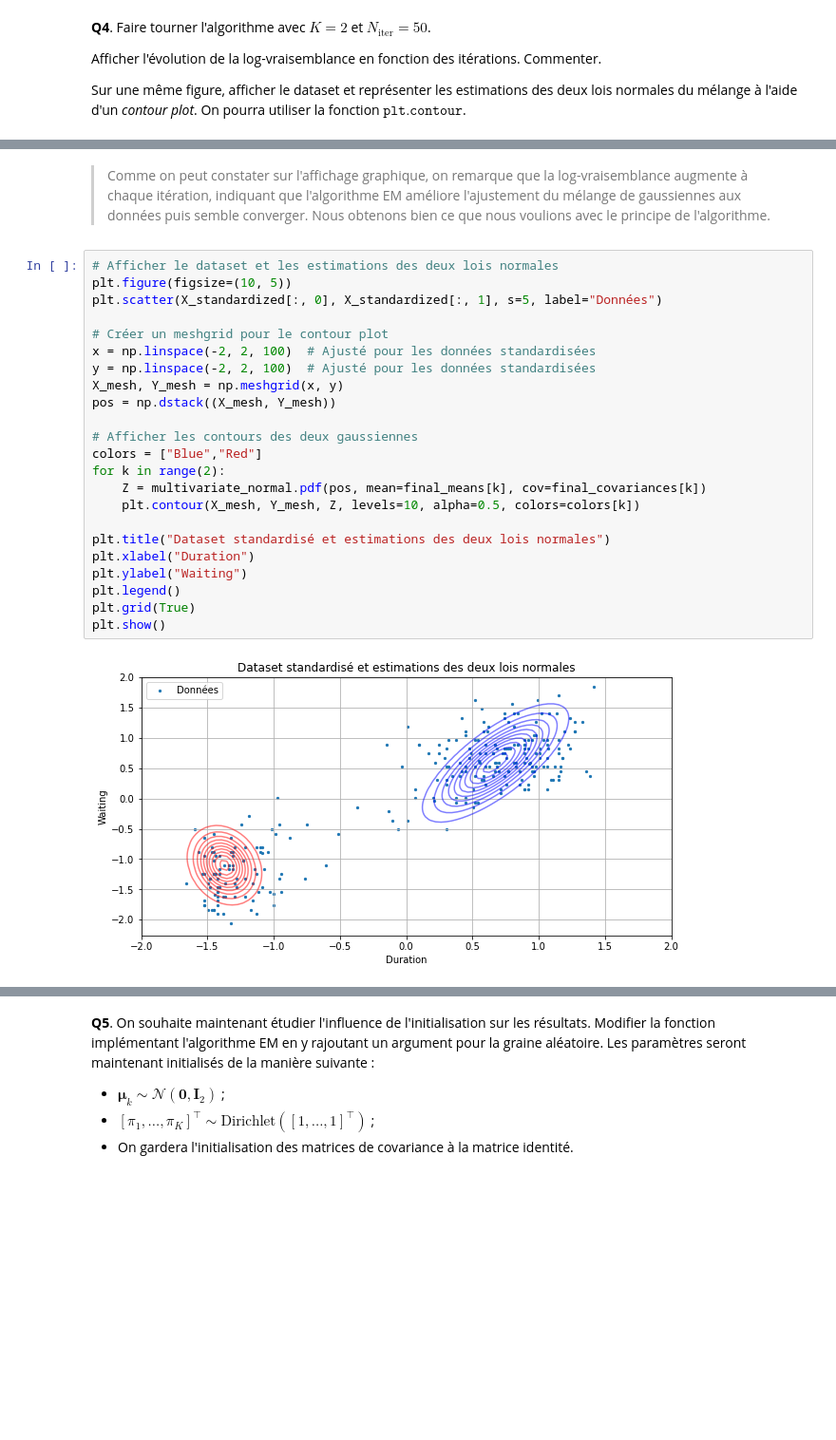
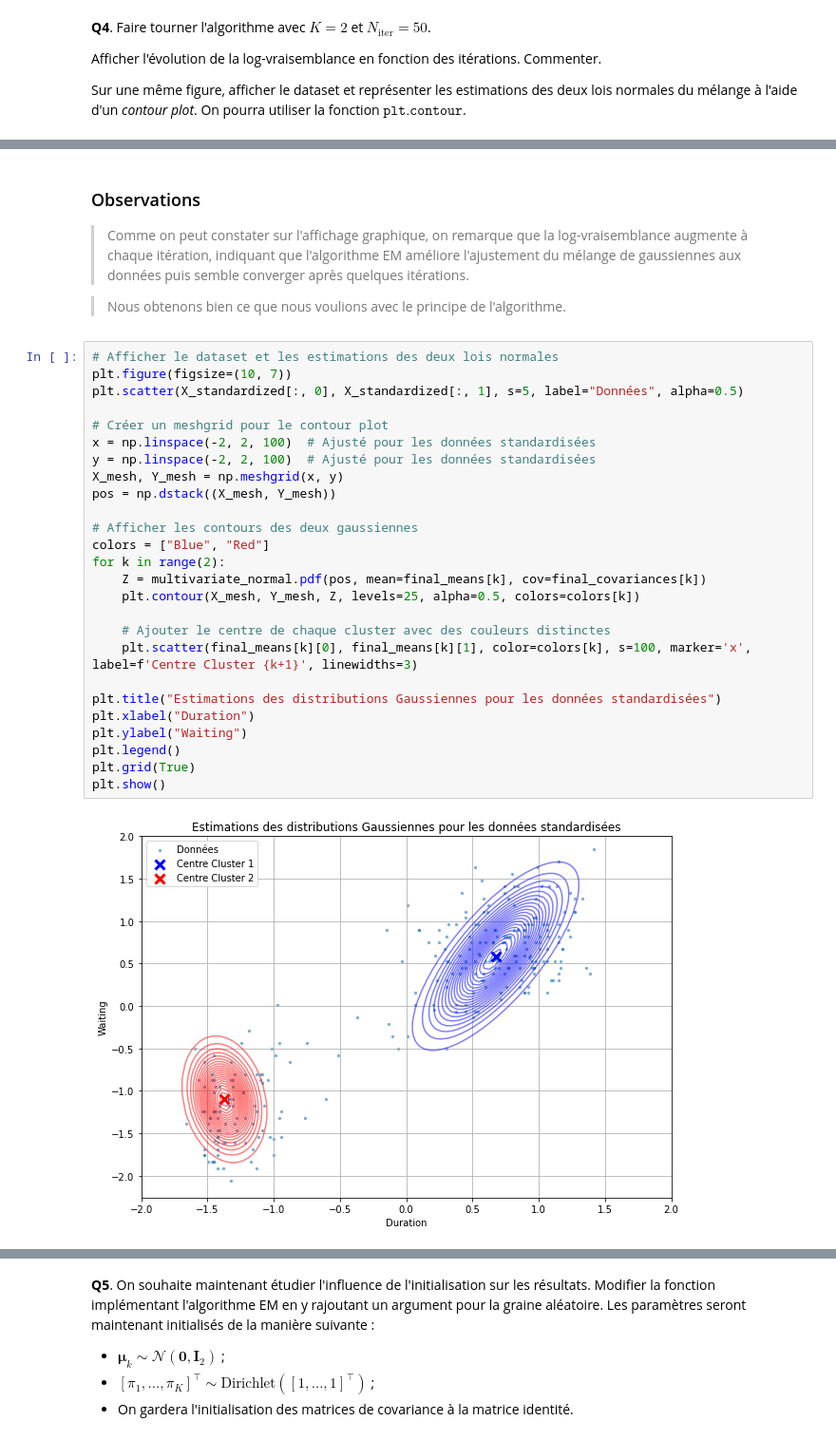
Before and after one commit to benech17/Estimation-SDIA, a Jupyter notebook: tp1_BENICHOU_BONNEFOY.ipynb, the cells around one changed output, grey strips where cells are left out. Shown: that part at 95% size. Saved outputs shown, nothing was run; the diff lists cells and outputs as text; blank space fills up the shorter version.

```diff
--- a/tp1_BENICHOU_BONNEFOY.ipynb
+++ b/tp1_BENICHOU_BONNEFOY.ipynb
@@ -209,28 +196,35 @@ plt.show()
 # %% [markdown]
->  Comme on peut constater sur l'affichage graphique, on remarque que la log-vraisemblance augmente à chaque itération, indiquant que l'algorithme EM améliore l'ajustement du mélange de gaussiennes aux données puis semble converger. Nous obtenons bien ce que nous voulions avec le principe de l'algorithme.
+### Observations
+
+>  Comme on peut constater sur l'affichage graphique, on remarque que la log-vraisemblance augmente à chaque itération, indiquant que l'algorithme EM améliore l'ajustement du mélange de gaussiennes aux données puis semble converger après quelques itérations.
+
+> Nous obtenons bien ce que nous voulions avec le principe de l'algorithme.
-# %%
-# Afficher le dataset et les estimations des deux lois normales
-plt.figure(figsize=(10, 5))
-plt.scatter(X_standardized[:, 0], X_standardized[:, 1], s=5, label="Données")
-
-# Créer un meshgrid pour le contour plot
-x = np.linspace(-2, 2, 100)  # Ajusté pour les données standardisées
-y = np.linspace(-2, 2, 100)  # Ajusté pour les données standardisées
-X_mesh, Y_mesh = np.meshgrid(x, y)
-pos = np.dstack((X_mesh, Y_mesh))
-
-# Afficher les contours des deux gaussiennes
-colors = ["Blue","Red"]
-for k in range(2):
-    Z = multivariate_normal.pdf(pos, mean=final_means[k], cov=final_covariances[k])
-    plt.contour(X_mesh, Y_mesh, Z, levels=10, alpha=0.5, colors=colors[k])
-
-plt.title("Dataset standardisé et estimations des deux lois normales")
-plt.xlabel("Duration")
-plt.ylabel("Waiting")
-plt.legend()
-plt.grid(True)
-plt.show()
-# %% [output]
-[figure, removed]
+# %%
+# Afficher le dataset et les estimations des deux lois normales
+plt.figure(figsize=(10, 7))
+plt.scatter(X_standardized[:, 0], X_standardized[:, 1], s=5, label="Données", alpha=0.5)
+
+# Créer un meshgrid pour le contour plot
+x = np.linspace(-2, 2, 100)  # Ajusté pour les données standardisées
+y = np.linspace(-2, 2, 100)  # Ajusté pour les données standardisées
+X_mesh, Y_mesh = np.meshgrid(x, y)
+pos = np.dstack((X_mesh, Y_mesh))
+
+# Afficher les contours des deux gaussiennes
+colors = ["Blue", "Red"]
+for k in range(2):
+    Z = multivariate_normal.pdf(pos, mean=final_means[k], cov=final_covariances[k])
+    plt.contour(X_mesh, Y_mesh, Z, levels=25, alpha=0.5, colors=colors[k])
+
+    # Ajouter le centre de chaque cluster avec des couleurs distinctes
+    plt.scatter(final_means[k][0], final_means[k][1], color=colors[k], s=100, marker='x', label=f'Centre Cluster {k+1}', linewidths=3)
+
+plt.title("Estimations des distributions Gaussiennes pour les données standardisées")
+plt.xlabel("Duration")
+plt.ylabel("Waiting")
+plt.legend()
+plt.grid(True)
+plt.show()
+# %% [output]
+[figure, added]
 # %% [markdown]
```
Also changed, not shown: parts of 4 cells of this notebook.
